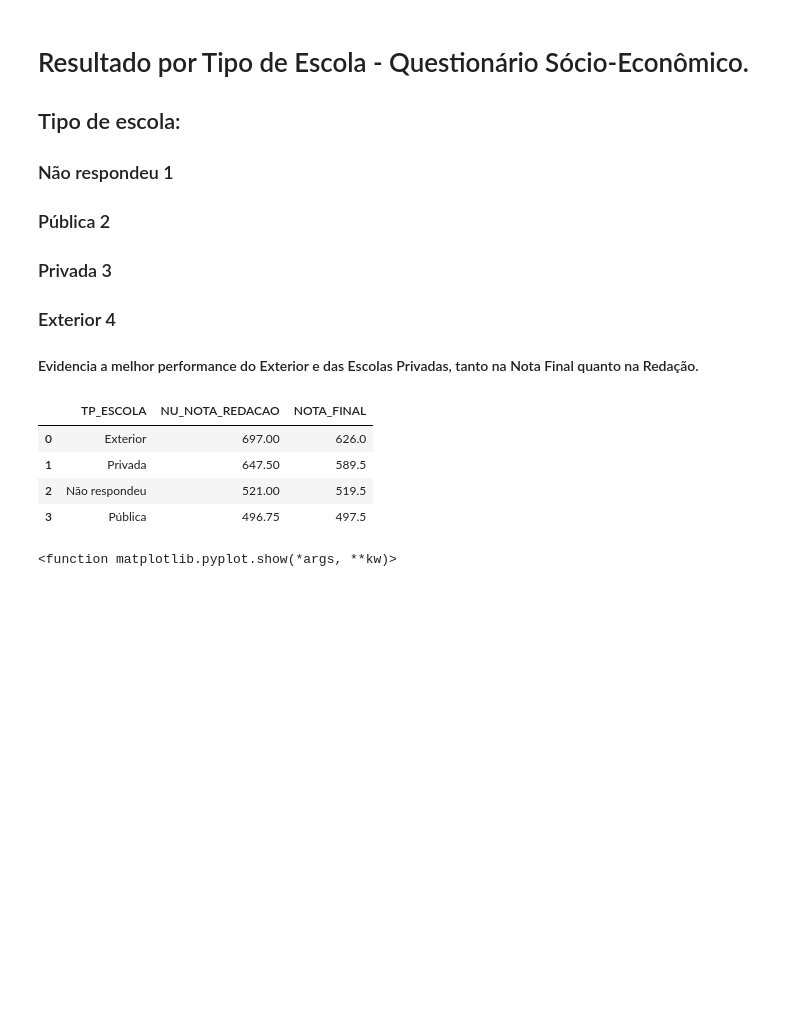
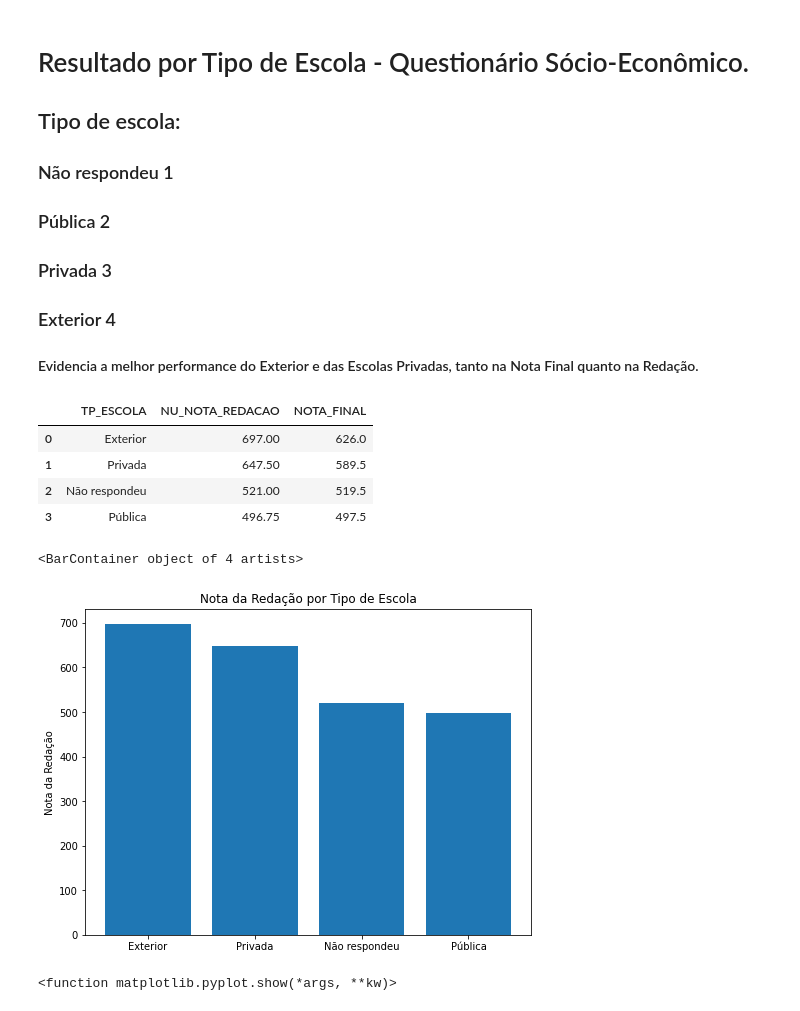
Before and after one commit to audreymoreira/case_ENEM_2017, a Jupyter notebook: Vistas_do_ENEM_2017.ipynb, the cells around one changed output. Drawn from its saved outputs; the diff is of its cells as text; code cells hidden in the pictures; blank space fills up the shorter version.

```diff
--- a/Vistas_do_ENEM_2017.ipynb
+++ b/Vistas_do_ENEM_2017.ipynb
@@ -178,6 +178,14 @@ tipo_escola
 | 1 | Privada | 647.50 | 589.5 |
 | 2 | Não respondeu | 521.00 | 519.5 |
 | 3 | Pública | 496.75 | 497.5 |
+# %%
+plt.figure(figsize = (8, 6))
+plt.ylabel('Nota da Redação')
+plt.title('Nota da Redação por Tipo de Escola')
+plt.bar('TP_ESCOLA', 'NU_NOTA_REDACAO', data=tipo_escola)
+# %% [output]
+<BarContainer object of 4 artists>
+[figure, added]
 # %%
 var_x = tipo_escola['TP_ESCOLA']
 var_y = tipo_escola['NOTA_FINAL']
```
Also changed, not shown: parts of 11 cells of this notebook.
